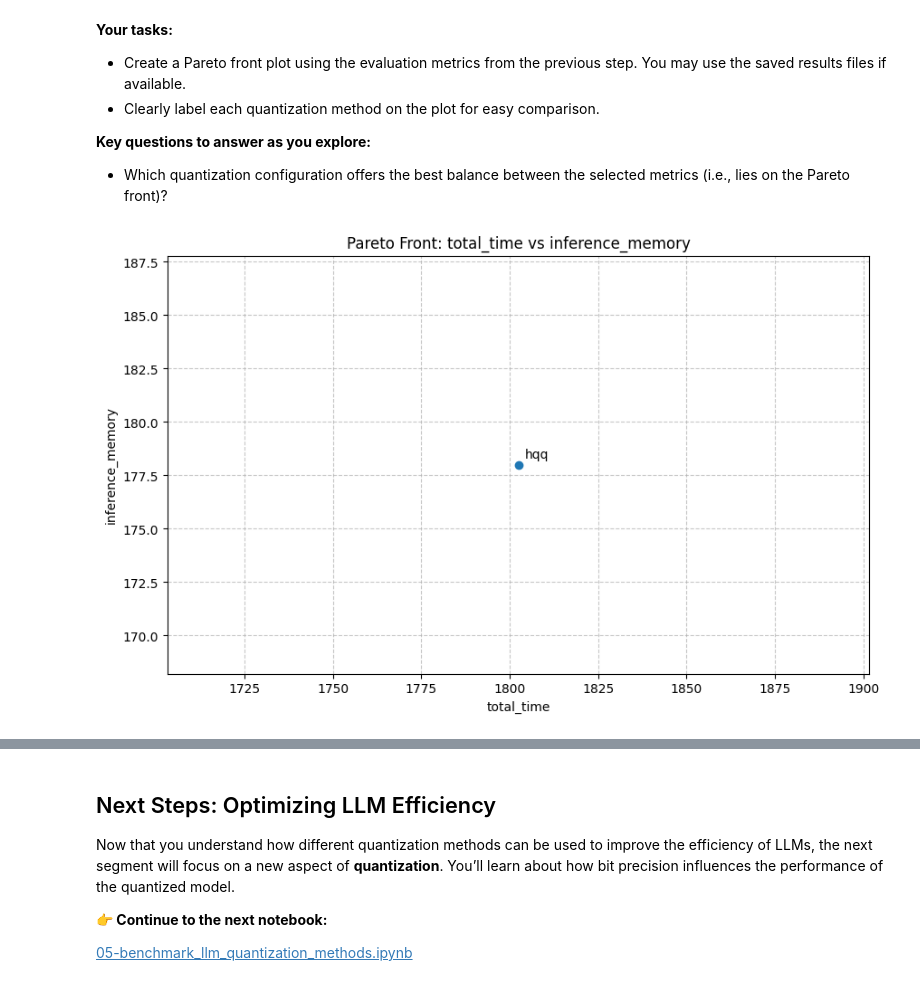
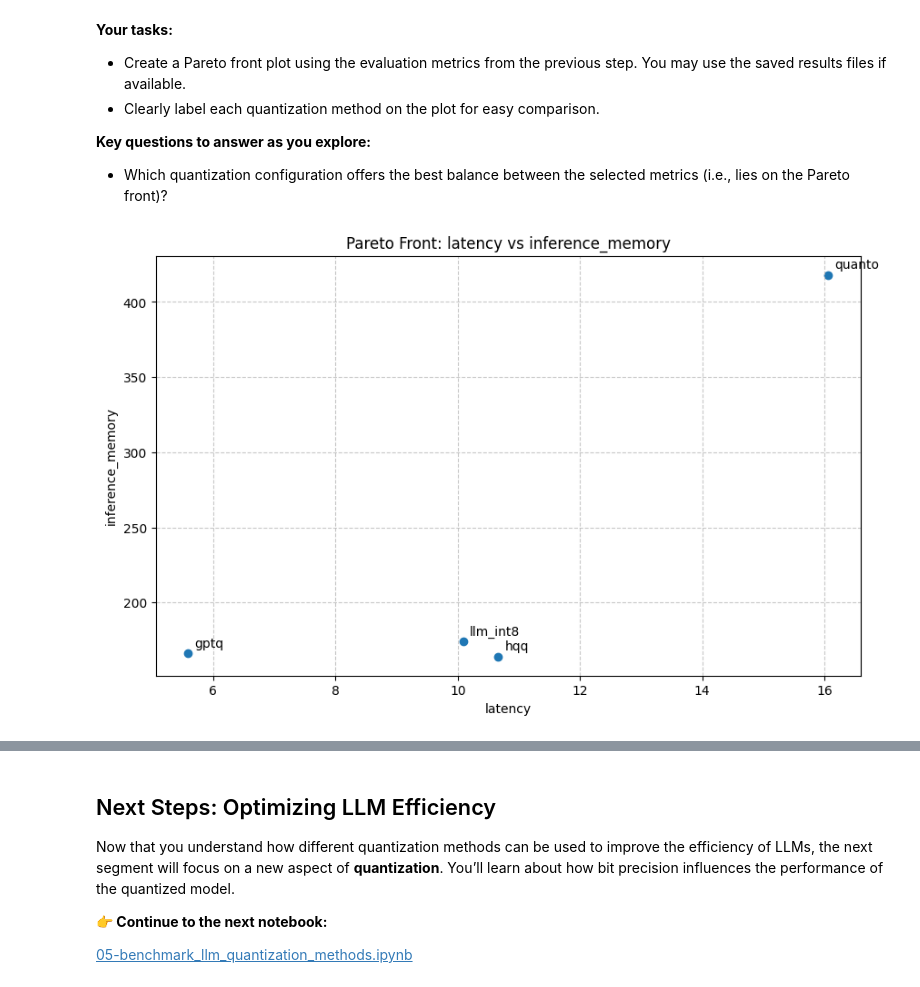
Before and after one commit to PrunaAI/ai-efficiency-courses, a Jupyter notebook: solutions/04-benchmark_llm_quantization_methods.ipynb, the cells around one changed output, grey strips where cells are left out. Cells and saved outputs as stored; diff of their text form; code cells hidden in the pictures.

```diff
--- a/solutions/04-benchmark_llm_quantization_methods.ipynb
+++ b/solutions/04-benchmark_llm_quantization_methods.ipynb
@@ -124,9 +119,10 @@ Quantization is a key technique for improving the efficiency of LLMs, enabling f
 
 As you work through this, observe how each quantization strategy changes the model's efficiency and discuss your findings.
 # %%
+model_id = MODEL_IDS[0]
+
 # Create list of SmashConfig with different quantization methods
 smash_configs = []
-model_id = MODEL_IDS[0]
 
 ### To Complete ###
 # LLM INT8
@@ -152,13 +148,6 @@ config_hqq["quantizer"] = "hqq"
 config_hqq["hqq_weight_bits"] = 4
 smash_configs.append(config_hqq)
 
-# AWQ
-config_awq = SmashConfig()
-config_awq.add_tokenizer(model_id)
-config_awq.add_data("WikiText")
-config_awq["quantizer"] = "awq"
-smash_configs.append(config_awq)
-
 # Quanto
 config_quanto = SmashConfig()
 config_quanto.add_tokenizer(model_id)
@@ -425,0 +256,15 @@ OSError: CUDA_HOME environment variable is not set. Please set it to your CUDA i
+# %%
+evaluation_results = {}
+
+for smash_config in smash_configs:
+    evaluation_results[smash_config["quantizer"]] = evaluate_config(
+        model_id=model_id, smash_config=smash_config
+    )
+print(evaluation_results)
+
+create_comparison_plots(
+    evaluation_results=evaluation_results,
+    title="Comparison of Models with Different Quantization Methods",
+    x_label="Quantization Method",
+    y_label="Value"
+)
@@ -437,7 +354,11 @@ No single quantization method dominates across every efficiency dimension. Plott
 
 **Key questions to answer as you explore:**
 - Which quantization configuration offers the best balance between the selected metrics (i.e., lies on the Pareto front)?
+# %%
+results = {}
+for model, metric_list in evaluation_results.items():
+    results[model] = {m.name: m.result for m in metric_list}
 # %%
-create_pareto_front(evaluation_results, "total_time", "inference_memory")
+create_pareto_front(results, "latency", "inference_memory")
 # %% [output]
-[figure, old version]
+[figure, new version]
```
Also changed, not shown: parts of 17 cells of this notebook, 5 other files.
